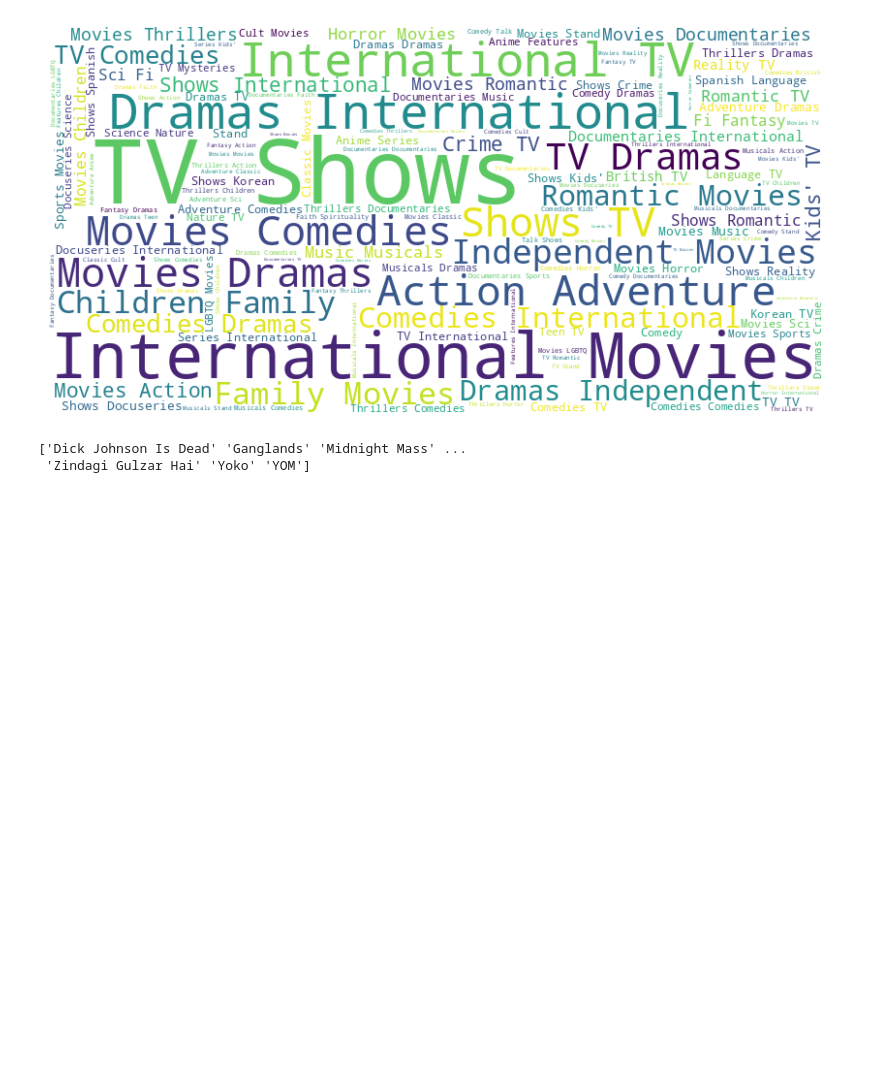
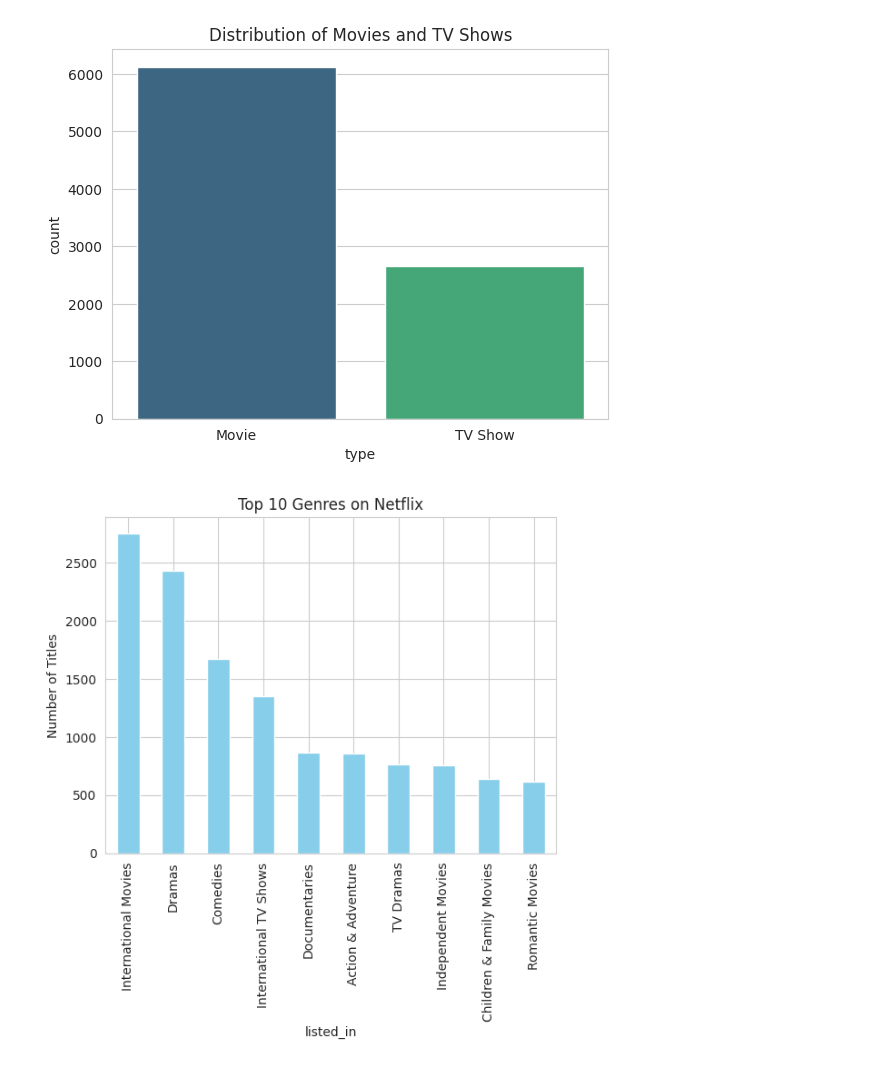
Before and after one commit to Abdul-Subhan24/Netflix-Data-Visualization-ML, a Jupyter notebook: Netflix_Data_Cleaning,_Analysis_and_Visualization_with_ML_Model's.ipynb, the cells around one changed output. Cells and saved outputs as stored; diff of their text form; code cells hidden in the pictures; blank space fills up the shorter version.

```diff
--- a/Netflix_Data_Cleaning,_Analysis_and_Visualization_with_ML_Model's.ipynb
+++ b/Netflix_Data_Cleaning,_Analysis_and_Visualization_with_ML_Model's.ipynb
@@ -240,17 +93,32 @@ fig.show()
-# %%
-# Genre word cloud
-from wordcloud import WordCloud
-genres = ' '.join(df['listed_in'])
-wordcloud = WordCloud(width=800, height=400, background_color='white').generate(genres)
-plt.figure(figsize=(10, 6))
-plt.imshow(wordcloud, interpolation="bilinear")
-plt.axis('off')
-plt.show()
-# %% [output]
-[figure, removed]
-# %%
-# Display unique titles in the dataset to check for exact matches
-print(df['title'].unique())
-# %% [output]
-['Dick Johnson Is Dead' 'Ganglands' 'Midnight Mass' ...
- 'Zindagi Gulzar Hai' 'Yoko' 'YOM']
+# %%
+# =========================
+# 5. Exploratory Data Analysis (EDA)
+# =========================
+os.makedirs("outputs", exist_ok=True)
+
+# Movies vs TV Shows distribution
+sns.countplot(x='type', data=df, palette='viridis')
+plt.title("Distribution of Movies and TV Shows")
+plt.savefig("outputs/type_distribution.png")
+plt.show()
+plt.close()
+
+# Top 10 genres
+top_genres = df['listed_in'].str.split(', ').explode().value_counts().head(10)
+top_genres.plot(kind='bar', color='skyblue')
+plt.title("Top 10 Genres on Netflix")
+plt.ylabel("Number of Titles")
+plt.savefig("outputs/top_genres.png")
+plt.show()
+plt.close()
+
+# Word cloud of genres
+wordcloud = WordCloud(width=900, height=500, background_color='white').generate(" ".join(df['listed_in']))
+plt.imshow(wordcloud, interpolation='bilinear')
+plt.axis('off')
+plt.savefig("outputs/genre_wordcloud.png")
+plt.show()
+plt.close()
+# %% [output]
+[figure, added]
+[figure, added]
```
Also changed, not shown: parts of 31 cells of this notebook.
